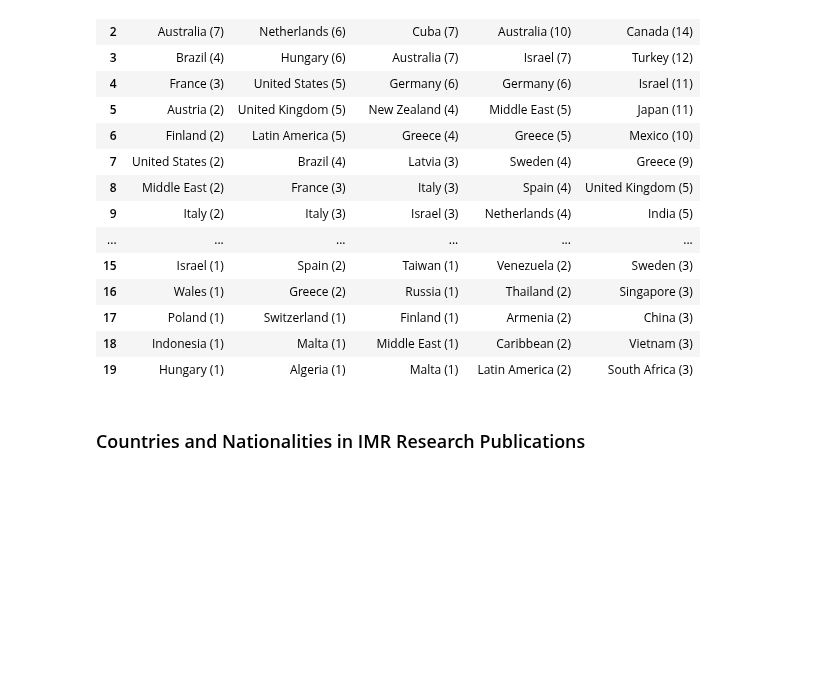
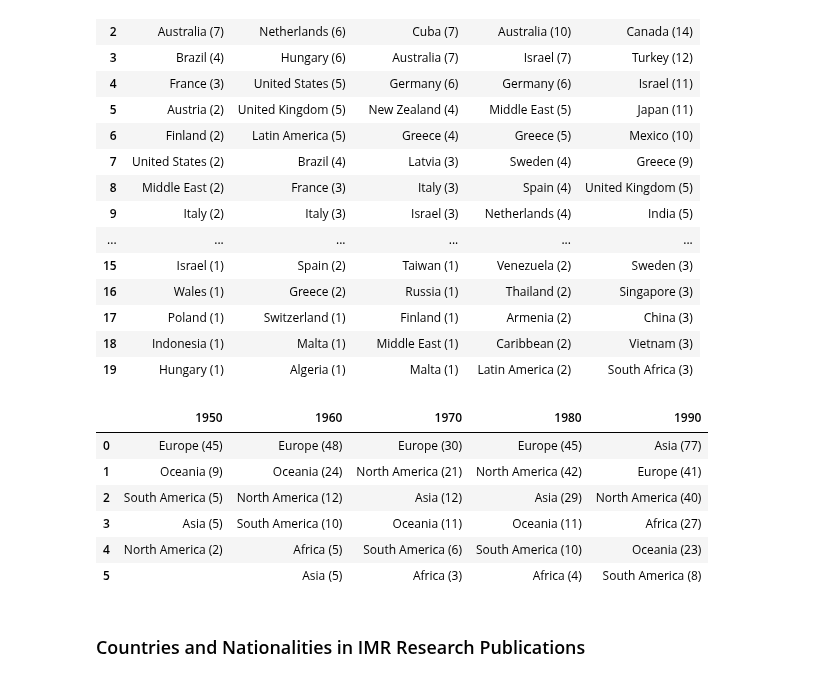
Before and after one commit to HoekR/migrant_discourse, a Jupyter notebook: notebooks/publication-title-analysis.ipynb, the cells around one changed output. Cells and saved outputs as stored; diff of their text form; code cells hidden in the pictures; blank space fills up the shorter version.

```diff
--- a/notebooks/publication-title-analysis.ipynb
+++ b/notebooks/publication-title-analysis.ipynb
@@ -358,14 +374,14 @@ from scripts.countries import CountryLookup, show_counts
 lookup = CountryLookup()
 dataset = 'REMP_IM'
 country_count = {}
-contintent_count = {}
+continent_count = {}
 
 for decade in grouped_titles[dataset]:
     titles = [title.replace('_', ' ') for title in grouped_titles[dataset][decade]]
     # First we count without nationalities
     country_counts, continent_counts = lookup.count_countries_continents(titles, include_nationalities=True)
     country_count[decade] = [f'{country} ({count})' if count > 0 else '' for country, count in country_counts.most_common(20)]
-    continent_count[decade] = continent_counts
+    continent_count[decade] = [f'{continent} ({count})' if count > 0 else '' for continent, count in continent_counts.most_common(20)]
 
 country_df = pd.DataFrame(country_count)
 country_df
@@ -387,6 +403,17 @@ country_df
 | 17 | Poland (1) | Switzerland (1) | Finland (1) | Armenia (2) | China (3) |
 | 18 | Indonesia (1) | Malta (1) | Middle East (1) | Caribbean (2) | Vietnam (3) |
 | 19 | Hungary (1) | Algeria (1) | Malta (1) | Latin America (2) | South Africa (3) |
+# %%
+continent_df = pd.DataFrame(continent_count)
+continent_df
+# %% [output]
+|  | 1950 | 1960 | 1970 | 1980 | 1990 |
+| 0 | Europe (45) | Europe (48) | Europe (30) | Europe (45) | Asia (77) |
+| 1 | Oceania (9) | Oceania (24) | North America (21) | North America (42) | Europe (41) |
+| 2 | South America (5) | North America (12) | Asia (12) | Asia (29) | North America (40) |
+| 3 | Asia (5) | South America (10) | Oceania (11) | Oceania (11) | Africa (27) |
+| 4 | North America (2) | Africa (5) | South America (6) | South America (10) | Oceania (23) |
+| 5 |  | Asia (5) | Africa (3) | Africa (4) | South America (8) |
 # %% [markdown]
 ### Countries and Nationalities in IMR Research Publications
 # %%
```
Also changed, not shown: parts of 4 cells of this notebook, 9 other files.
